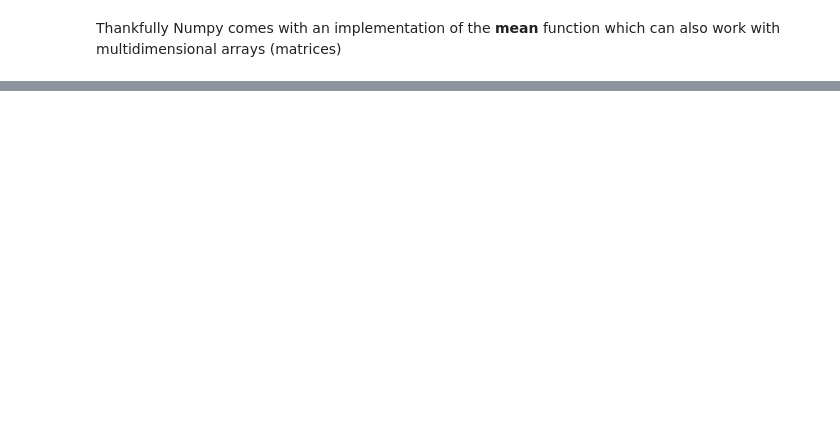
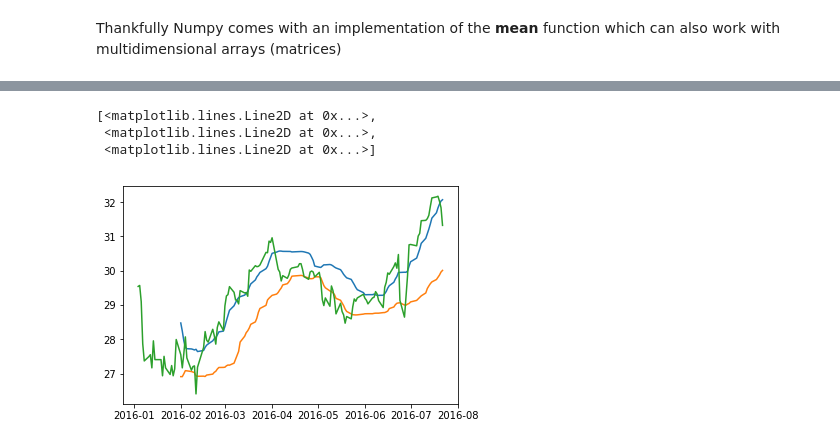
Before and after one commit to leabravo/descstats, a Jupyter notebook: notebooks/Descriptive Statistics Week 01.ipynb, the cells around one changed output, grey strips where cells are left out. Saved outputs shown, nothing was run; the diff lists cells and outputs as text; code cells hidden in the pictures; blank space fills up the shorter version.

```diff
--- a/notebooks/Descriptive Statistics Week 01.ipynb
+++ b/notebooks/Descriptive Statistics Week 01.ipynb
@@ -74,10 +66,0 @@ Gotcha number 2! Python slices do not include the last item in the selection. Th
-# %%
-start = time()
-# Check parity
-x, y = int(n/2 + (n % 2 - 1)), int(n/2 - (n % 2 - 1))
-if x == y:
-    total = time() - start
-    print('Median without Numpy:', np.mean(sorted(ex1_data['Adj Close'])[x]), 'in', total, 'seconds')
-else:
-    total = time() - start
-    print('Median without Numpy:', np.mean(sorted(ex1_data['Adj Close'])[x:y]), 'in', total, 'seconds')
@@ -112,0 +134,18 @@ array([[<matplotlib.axes._subplots.AxesSubplot object at 0x...>]], dtype=object)
+# %%
+def bb_lo(x):
+    return np.mean(x) - np.std(x)
+
+def bb_hi(x):
+    return np.mean(x) + np.std(x)
+
+std = np.std(ex1_data['Adj Close'])
+bb_lo = ex1_data['Adj Close'].rolling(window=20).apply(bb_lo)
+bb_hi = ex1_data['Adj Close'].rolling(window=20).apply(bb_hi)
+ex1_data['bb-'] = bb_lo
+ex1_data['bb+'] = bb_hi
+plt.plot(ex1_data[['bb+','bb-', 'Adj Close']])
+# %% [output]
+[<matplotlib.lines.Line2D at 0x...>,
+ <matplotlib.lines.Line2D at 0x...>,
+ <matplotlib.lines.Line2D at 0x...>]
+[figure, added]
```
Also changed, not shown: parts of 15 cells of this notebook.
